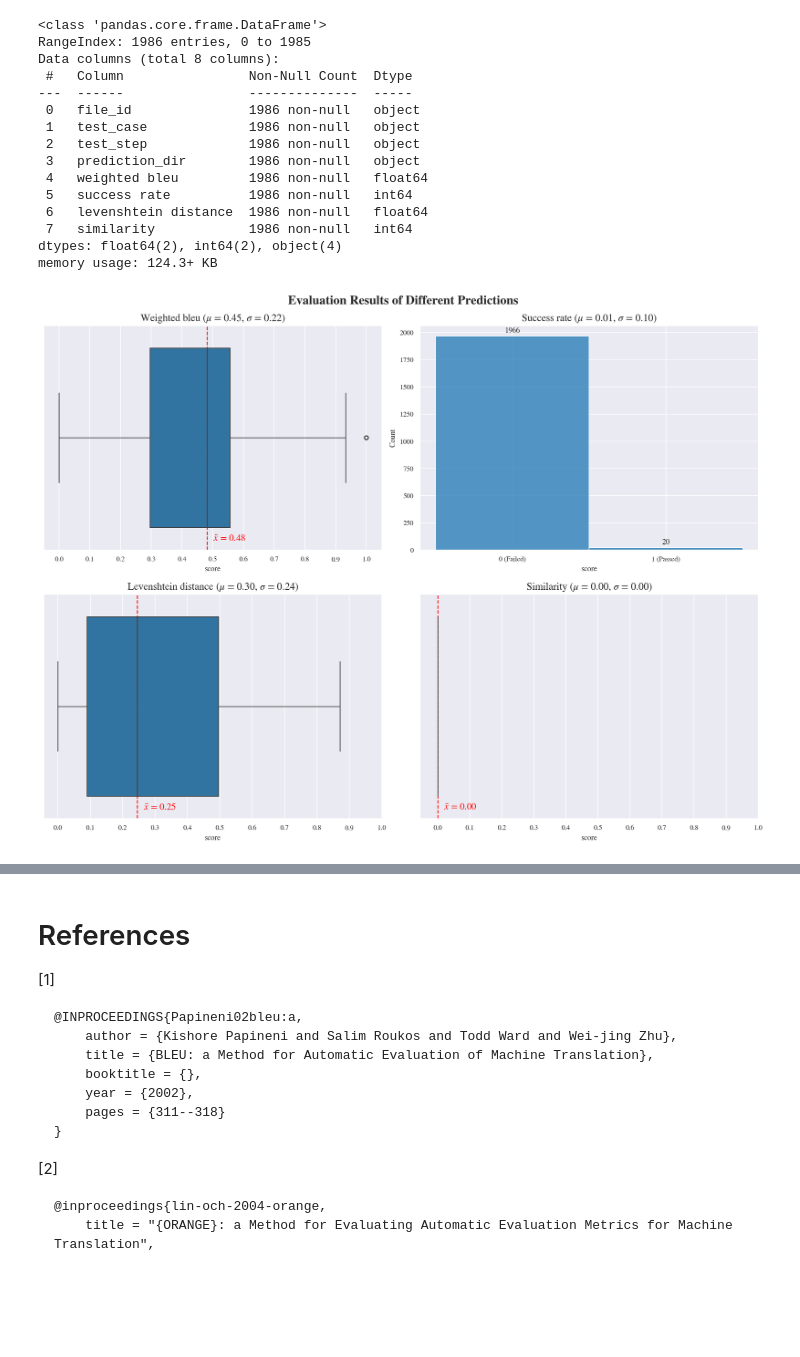
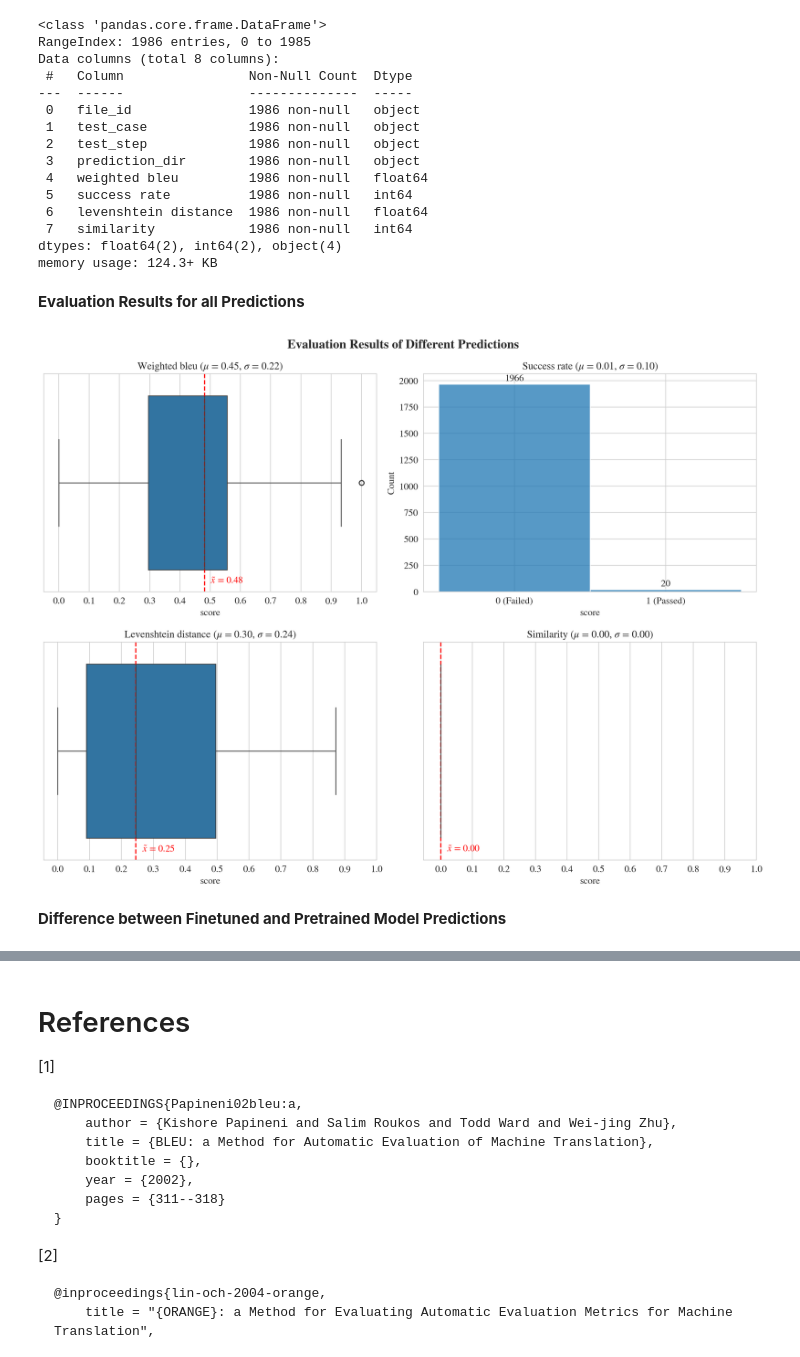
Before and after one commit to nina-prog/cadenza-playwright-llm, a Jupyter notebook: notebooks/240711_Nina_evaluation.ipynb, the cells around one changed output, grey strips where cells are left out. Drawn from its saved outputs; the diff is of its cells as text; code cells hidden in the pictures; blank space fills up the shorter version.

```diff
--- a/notebooks/240711_Nina_evaluation.ipynb
+++ b/notebooks/240711_Nina_evaluation.ipynb
@@ -20,8 +20,6 @@ plt.rcParams['font.family'] = 'STIXGeneral'
 plt.rcParams['font.size'] = 12
 %config InlineBackend.figure_format = 'retina'
 # Set color palette
-#sns.set_palette('Paired')
-sns.set_context('paper')
 # %% [markdown]
 # Set working directory
 # %%
@@ -438,29 +434,36 @@ dtypes: float64(2), int64(2), object(4)
 memory usage: 124.3+ KB
 # %%
 # Display evaluation results in a boxplot
-fig, axes = plt.subplots(2, 2, figsize=(13, 10))
-for i, metric in enumerate(['weighted bleu', 'success rate', 'levenshtein distance', 'similarity']):
-    if metric == 'success rate':
-        sns.histplot(data=results, x=metric, ax=axes[i//2, i%2], bins=2, discrete=True)
-        # Set xtick labels to '0 (Failed)' and '1 (Passed)'
-        axes[i//2, i%2].set_xticks([0, 1])
-        axes[i//2, i%2].set_xticklabels(['0 (Failed)', '1 (Passed)'])
-        # Add numbers
-        for p in axes[i//2, i%2].patches:
-            axes[i//2, i%2].annotate(f'{p.get_height()}', (p.get_x() + p.get_width() / 2., p.get_height()), ha = 'center', va = 'center', xytext = (0, 7), textcoords = 'offset points')
-    else:
-        sns.boxplot(data=results, x=metric, ax=axes[i//2, i%2])
-        # Add xticks from 0 to 1 in steps of 0.1
-        axes[i//2, i%2].set_xticks([i/10 for i in range(11)])
-        # Add median line
-        axes[i//2, i%2].axvline(results[metric].median(), color='red', linestyle='--')
-        axes[i//2, i%2].text(results[metric].median()+0.02, 0.46, r'$\tilde{x}$' + f' = {results[metric].median():.2f}', color='red', fontsize=12)
+def plot_evaluation_results(results: pd.DataFrame):
+    fig, axes = plt.subplots(2, 2, figsize=(13, 10))
+    for i, metric in enumerate(['weighted bleu', 'success rate', 'levenshtein distance', 'similarity']):
+        if metric == 'success rate':
+            sns.histplot(data=results, x=metric, ax=axes[i//2, i%2], bins=2, discrete=True)
+            # Set xtick labels to '0 (Failed)' and '1 (Passed)'
+            axes[i//2, i%2].set_xticks([0, 1])
+            axes[i//2, i%2].set_xticklabels(['0 (Failed)', '1 (Passed)'])
+            # Add numbers
+            for p in axes[i//2, i%2].patches:
+                axes[i//2, i%2].annotate(f'{p.get_height()}', (p.get_x() + p.get_width() / 2., p.get_height()), ha = 'center', va = 'center', xytext = (0, 7), textcoords = 'offset points')
+        else:
+            sns.boxplot(data=results, x=metric, ax=axes[i//2, i%2])
+            # Add xticks from 0 to 1 in steps of 0.1
+            axes[i//2, i%2].set_xticks([i/10 for i in range(11)])
+            # Add median line
+            axes[i//2, i%2].axvline(results[metric].median(), color='red', linestyle='--')
+            axes[i//2, i%2].text(results[metric].median()+0.02, 0.46, r'$\tilde{x}$' + f' = {results[metric].median():.2f}', color='red', fontsize=12)
 
-    axes[i//2, i%2].set_xlabel("score")
-    axes[i//2, i%2].set_title(f'{metric.capitalize().replace("_", " ")}' + r' ($\mu$ = {:.2f}, $\sigma$ = {:.2f})'.format(results[metric].mean(), results[metric].std()), fontsize=13)
+        axes[i//2, i%2].set_xlabel("score")
+        axes[i//2, i%2].set_title(f'{metric.capitalize().replace("_", " ")}' + r' ($\mu$ = {:.2f}, $\sigma$ = {:.2f})'.format(results[metric].mean(), results[metric].std()), fontsize=13)
 
-plt.suptitle('Evaluation Results of Different Predictions', fontsize=16, fontweight='bold')
-plt.tight_layout()
-plt.show()
+    plt.suptitle('Evaluation Results of Different Predictions', fontsize=16, fontweight='bold')
+    plt.tight_layout()
+    plt.show()
-# %% [output]
-[figure, removed]
+# %% [markdown]
+**Evaluation Results for all Predictions**
+# %%
+plot_evaluation_results(results)
+# %% [output]
+[figure, added]
+# %% [markdown]
+**Difference between Finetuned and Pretrained Model Predictions**
```
Also changed, not shown: parts of 8 cells of this notebook, 3 other files.
